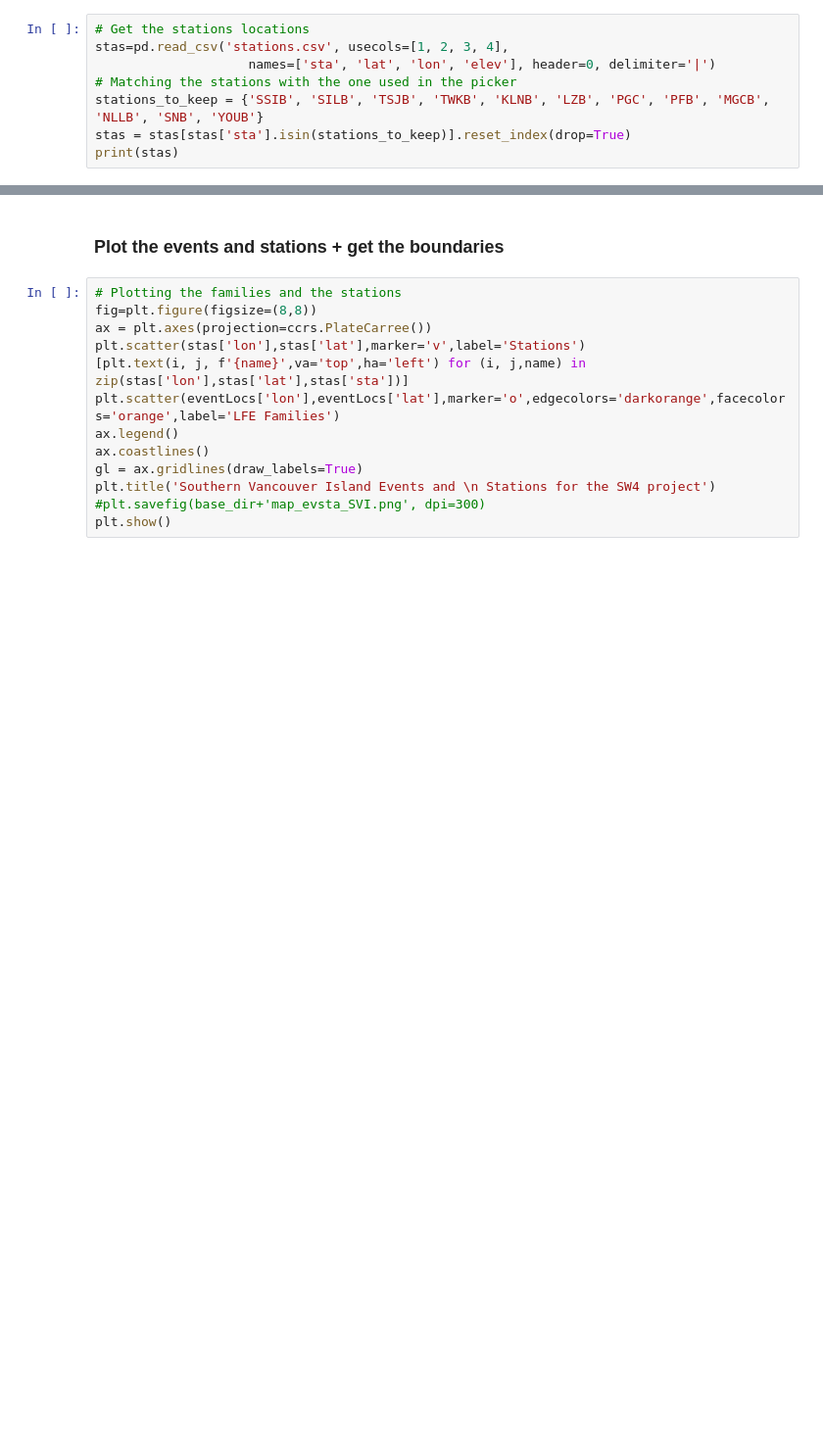
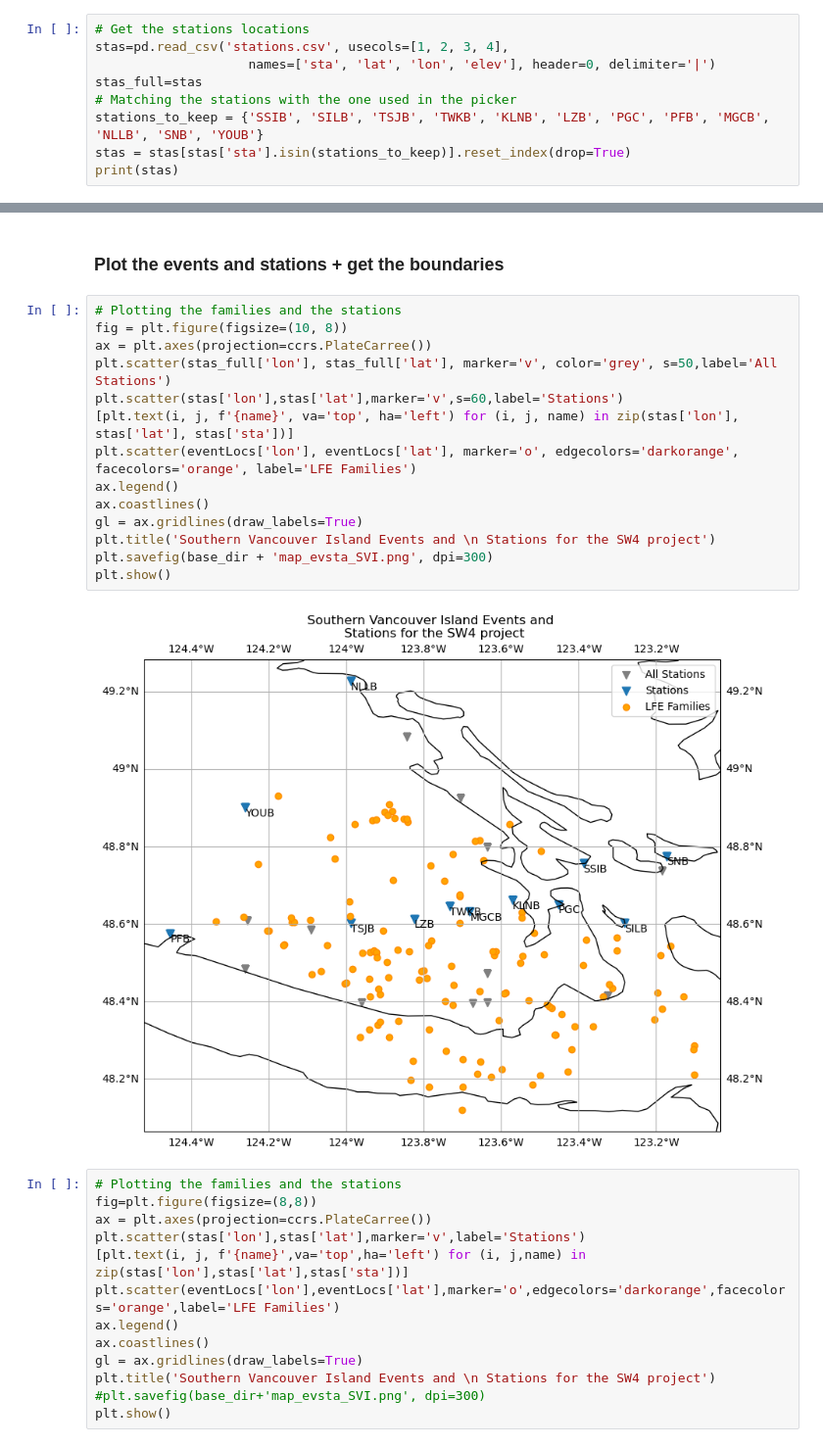
Before and after one commit to papinlois/sw4, a Jupyter notebook: project/NonLinLoc/VelModel_NLLoc.ipynb, the cells around one changed output, grey strips where cells are left out. Shown: that part at 98% size. Saved outputs shown, nothing was run; the diff lists cells and outputs as text; blank space fills up the shorter version.

```diff
--- a/project/NonLinLoc/VelModel_NLLoc.ipynb
+++ b/project/NonLinLoc/VelModel_NLLoc.ipynb
@@ -88,6 +88,7 @@ Index
 # Get the stations locations
 stas=pd.read_csv('stations.csv', usecols=[1, 2, 3, 4],
                     names=['sta', 'lat', 'lon', 'elev'], header=0, delimiter='|')
+stas_full=stas
 # Matching the stations with the one used in the picker
 stations_to_keep = {'SSIB', 'SILB', 'TSJB', 'TWKB', 'KLNB', 'LZB', 'PGC', 'PFB', 'MGCB', 'NLLB', 'SNB', 'YOUB'}
 stas = stas[stas['sta'].isin(stations_to_keep)].reset_index(drop=True)
@@ -108,6 +109,22 @@ print(stas)
 11  TWKB  48.6448 -123.7332  128.0
 # %% [markdown]
 ### Plot the events and stations + get the boundaries
+# %%
+# Plotting the families and the stations
+fig = plt.figure(figsize=(10, 8))
+ax = plt.axes(projection=ccrs.PlateCarree())
+plt.scatter(stas_full['lon'], stas_full['lat'], marker='v', color='grey', s=50,label='All Stations')
+plt.scatter(stas['lon'],stas['lat'],marker='v',s=60,label='Stations')
+[plt.text(i, j, f'{name}', va='top', ha='left') for (i, j, name) in zip(stas['lon'], stas['lat'], stas['sta'])]
+plt.scatter(eventLocs['lon'], eventLocs['lat'], marker='o', edgecolors='darkorange', facecolors='orange', label='LFE Families')
+ax.legend()
+ax.coastlines()
+gl = ax.gridlines(draw_labels=True)
+plt.title('Southern Vancouver Island Events and \n Stations for the SW4 project')
+plt.savefig(base_dir + 'map_evsta_SVI.png', dpi=300)
+plt.show()
+# %% [output]
+[figure, added]
 # %%
 # Plotting the families and the stations
 fig=plt.figure(figsize=(8,8))
```
